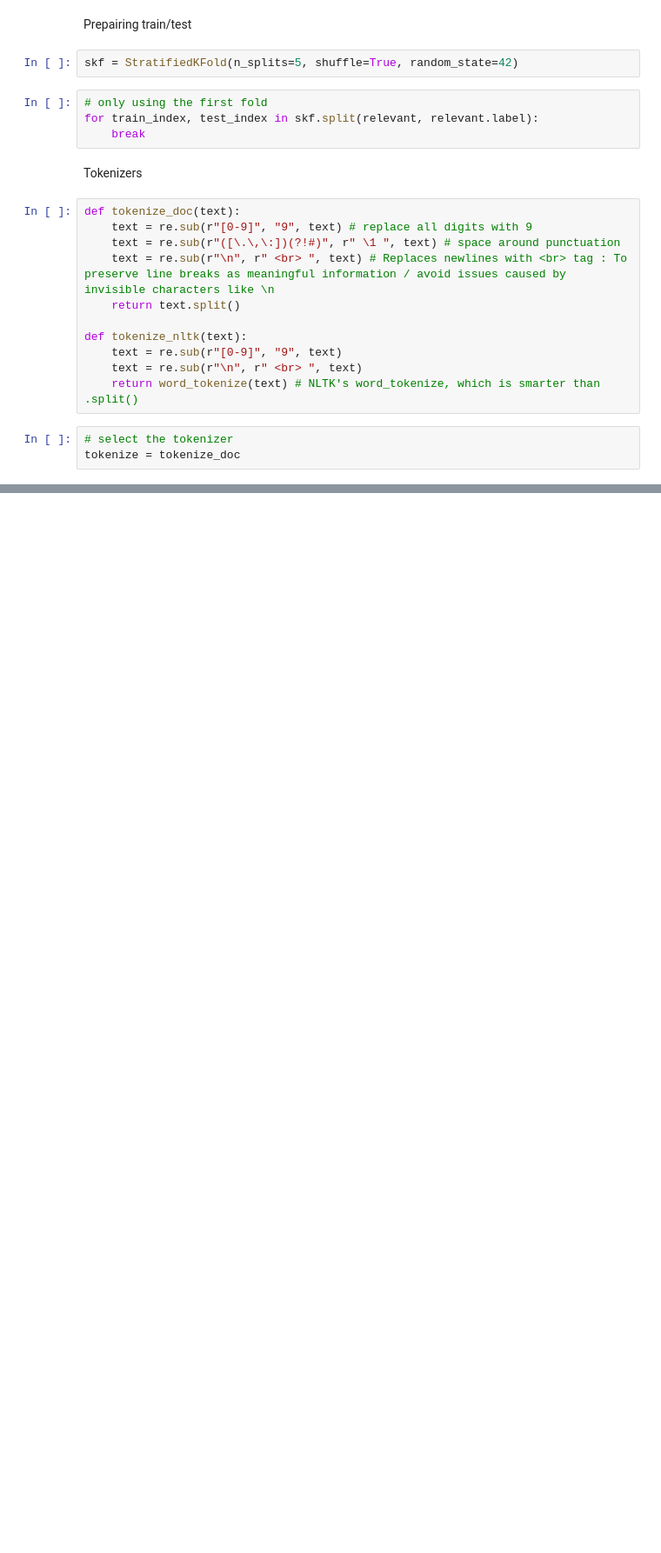
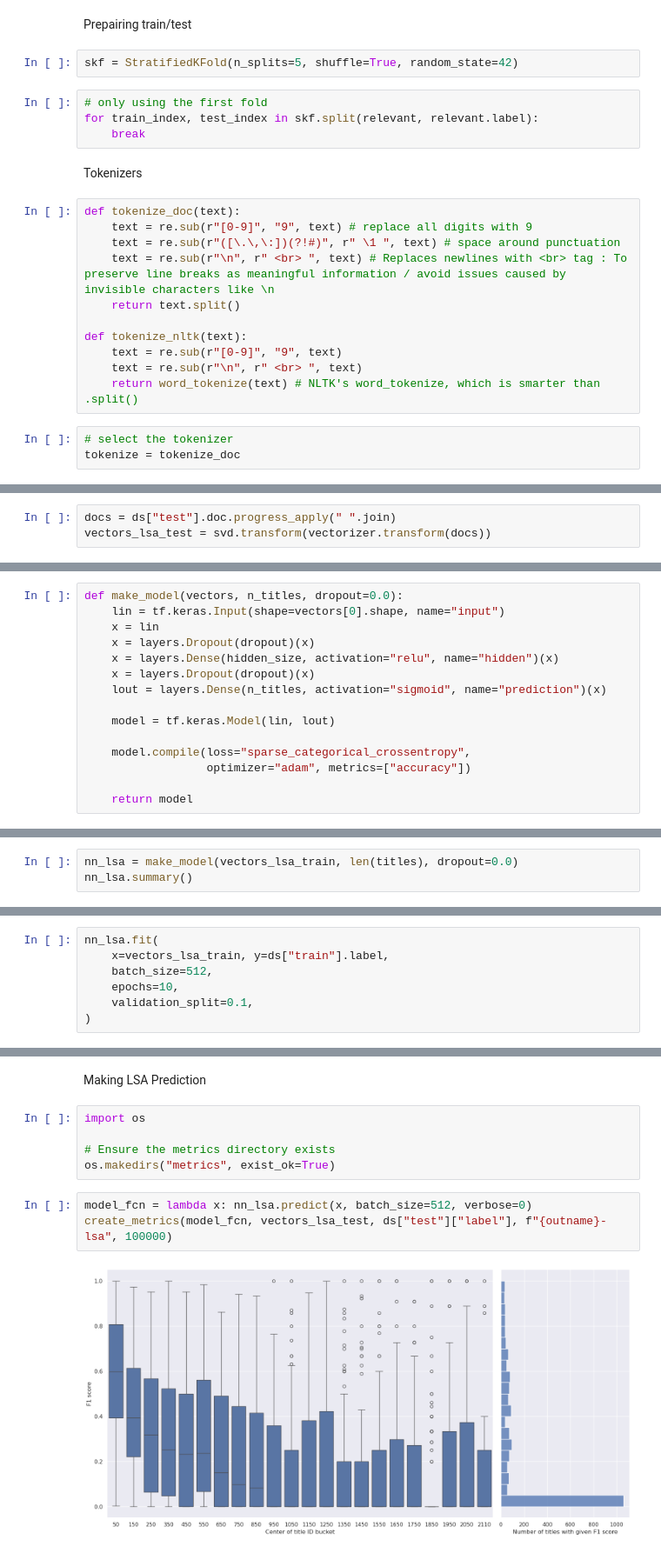
Before and after one commit to hashansl/cosc-526-data-engineering-project, a Jupyter notebook: note_extraction/train_vectors.ipynb, the cells around one changed output, grey strips where cells are left out. Shown: that part at 87% size. Drawn from its saved outputs; the diff is of its cells as text; blank space fills up the shorter version.

Commit message:
added TF-IDF training and NN classification

```diff
--- a/note_extraction/train_vectors.ipynb
+++ b/note_extraction/train_vectors.ipynb
@@ -84,0 +155,3 @@ tokenize = tokenize_doc
+# %%
+docs = ds["test"].doc.progress_apply(" ".join)
+vectors_lsa_test = svd.transform(vectorizer.transform(docs))
@@ -84,0 +164,15 @@ tokenize = tokenize_doc
+# %%
+def make_model(vectors, n_titles, dropout=0.0):
+    lin = tf.keras.Input(shape=vectors[0].shape, name="input")
+    x = lin
+    x = layers.Dropout(dropout)(x)
+    x = layers.Dense(hidden_size, activation="relu", name="hidden")(x)
+    x = layers.Dropout(dropout)(x)
+    lout = layers.Dense(n_titles, activation="sigmoid", name="prediction")(x)
+
+    model = tf.keras.Model(lin, lout)
+
+    model.compile(loss="sparse_categorical_crossentropy",
+                  optimizer="adam", metrics=["accuracy"])
+
+    return model
@@ -84,0 +181,3 @@ tokenize = tokenize_doc
+# %%
+nn_lsa = make_model(vectors_lsa_train, len(titles), dropout=0.0)
+nn_lsa.summary()
@@ -84,0 +204,7 @@ tokenize = tokenize_doc
+# %%
+nn_lsa.fit(
+    x=vectors_lsa_train, y=ds["train"].label,
+    batch_size=512,
+    epochs=10,
+    validation_split=0.1,
+)
@@ -84,0 +233,12 @@ tokenize = tokenize_doc
+# %% [markdown]
+Making LSA Prediction
+# %%
+import os
+
+# Ensure the metrics directory exists
+os.makedirs("metrics", exist_ok=True)
+# %%
+model_fcn = lambda x: nn_lsa.predict(x, batch_size=512, verbose=0)
+create_metrics(model_fcn, vectors_lsa_test, ds["test"]["label"], f"{outname}-lsa", 100000)
+# %% [output]
+[figure, added]
```
Also changed, not shown: parts of 20 cells of this notebook, 6 other files.
